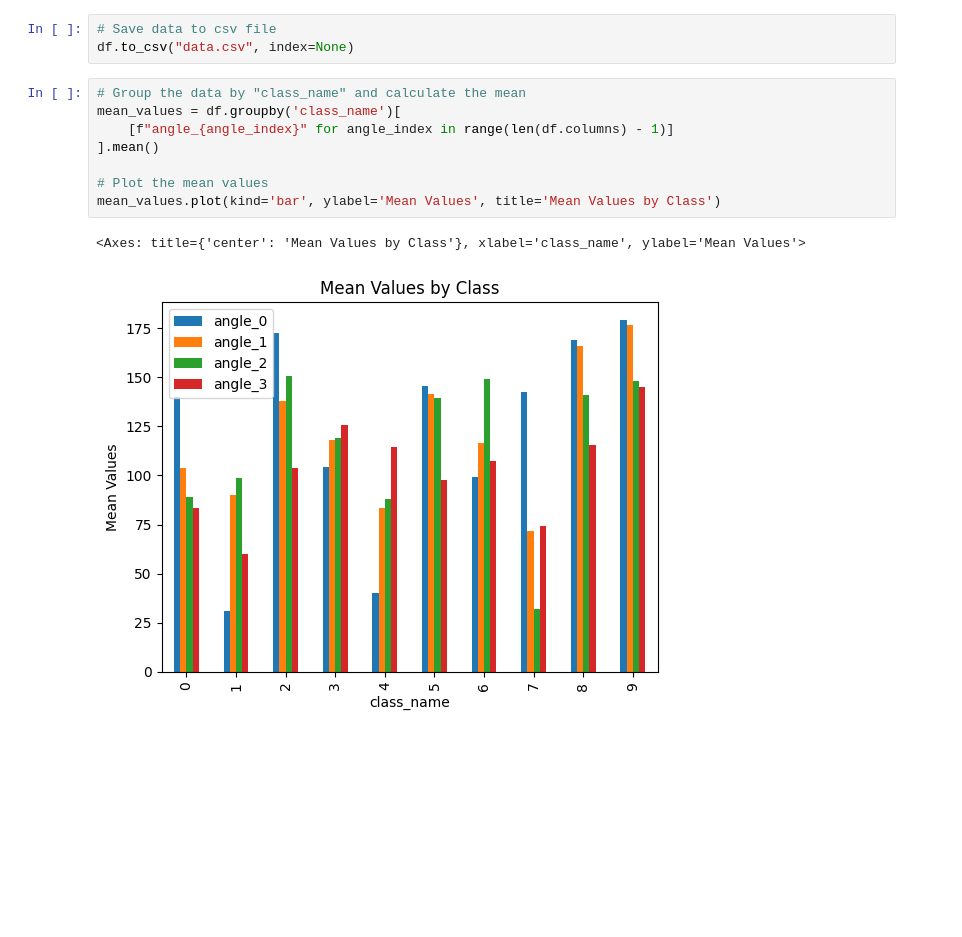
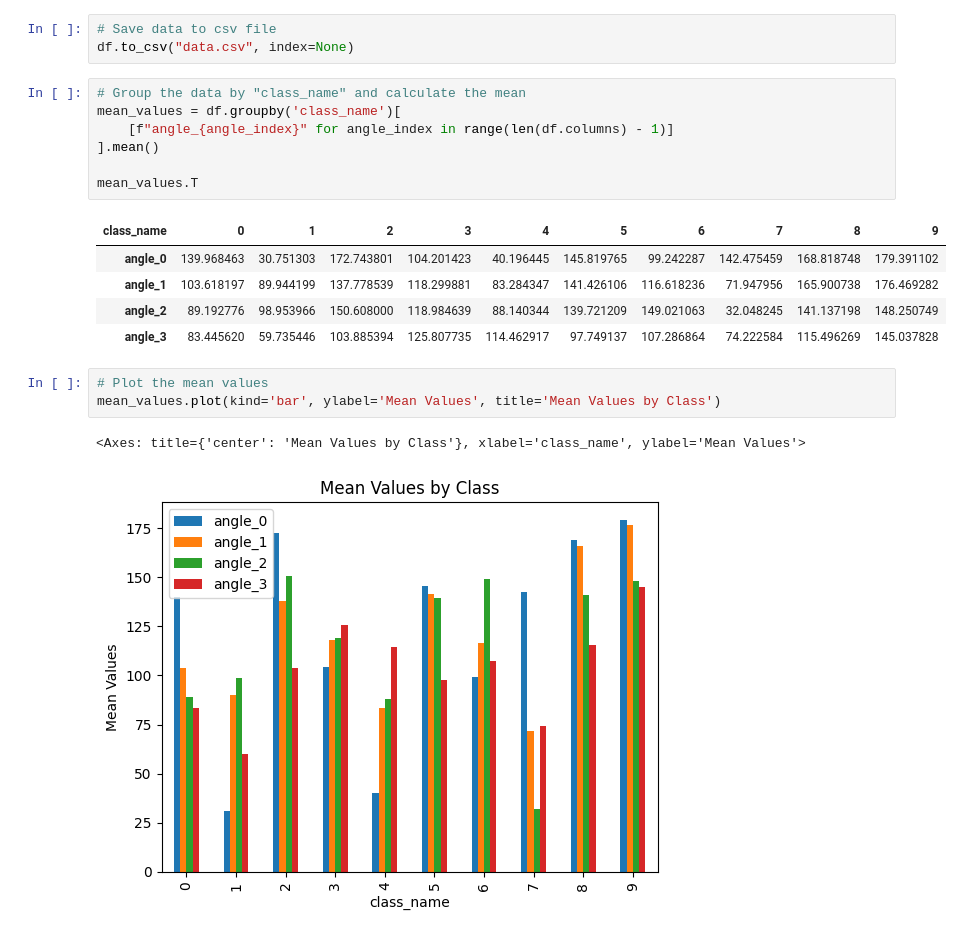
Before and after one commit to Arciiix/Handy, a Jupyter notebook: handy/train/2_Process_Data.ipynb, the cells around one changed output. Cells and saved outputs as stored; diff of their text form; blank space fills up the shorter version.

```diff
--- a/handy/train/2_Process_Data.ipynb
+++ b/handy/train/2_Process_Data.ipynb
@@ -176,11 +176,19 @@ df.to_csv("data.csv", index=None)
 # %%
 # Group the data by "class_name" and calculate the mean
 mean_values = df.groupby('class_name')[
     [f"angle_{angle_index}" for angle_index in range(len(df.columns) - 1)]
 ].mean()
 
-# Plot the mean values
-mean_values.plot(kind='bar', ylabel='Mean Values', title='Mean Values by Class')
+mean_values.T
 # %% [output]
-<Axes: title={'center': 'Mean Values by Class'}, xlabel='class_name', ylabel='Mean Values'>
-[figure, removed]
+| class_name | 0 | 1 | 2 | 3 | 4 | 5 | 6 | 7 | 8 | 9 |
+| angle_0 | 139.968463 | 30.751303 | 172.743801 | 104.201423 | 40.196445 | 145.819765 | 99.242287 | 142.475459 | 168.818748 | 179.391102 |
+| angle_1 | 103.618197 | 89.944199 | 137.778539 | 118.299881 | 83.284347 | 141.426106 | 116.618236 | 71.947956 | 165.900738 | 176.469282 |
+| angle_2 | 89.192776 | 98.953966 | 150.608000 | 118.984639 | 88.140344 | 139.721209 | 149.021063 | 32.048245 | 141.137198 | 148.250749 |
+| angle_3 | 83.445620 | 59.735446 | 103.885394 | 125.807735 | 114.462917 | 97.749137 | 107.286864 | 74.222584 | 115.496269 | 145.037828 |
+# %%
+# Plot the mean values
+mean_values.plot(kind='bar', ylabel='Mean Values', title='Mean Values by Class')
+# %% [output]
+<Axes: title={'center': 'Mean Values by Class'}, xlabel='class_name', ylabel='Mean Values'>
+[figure, added]
```
Also changed, not shown: 3 other files.
